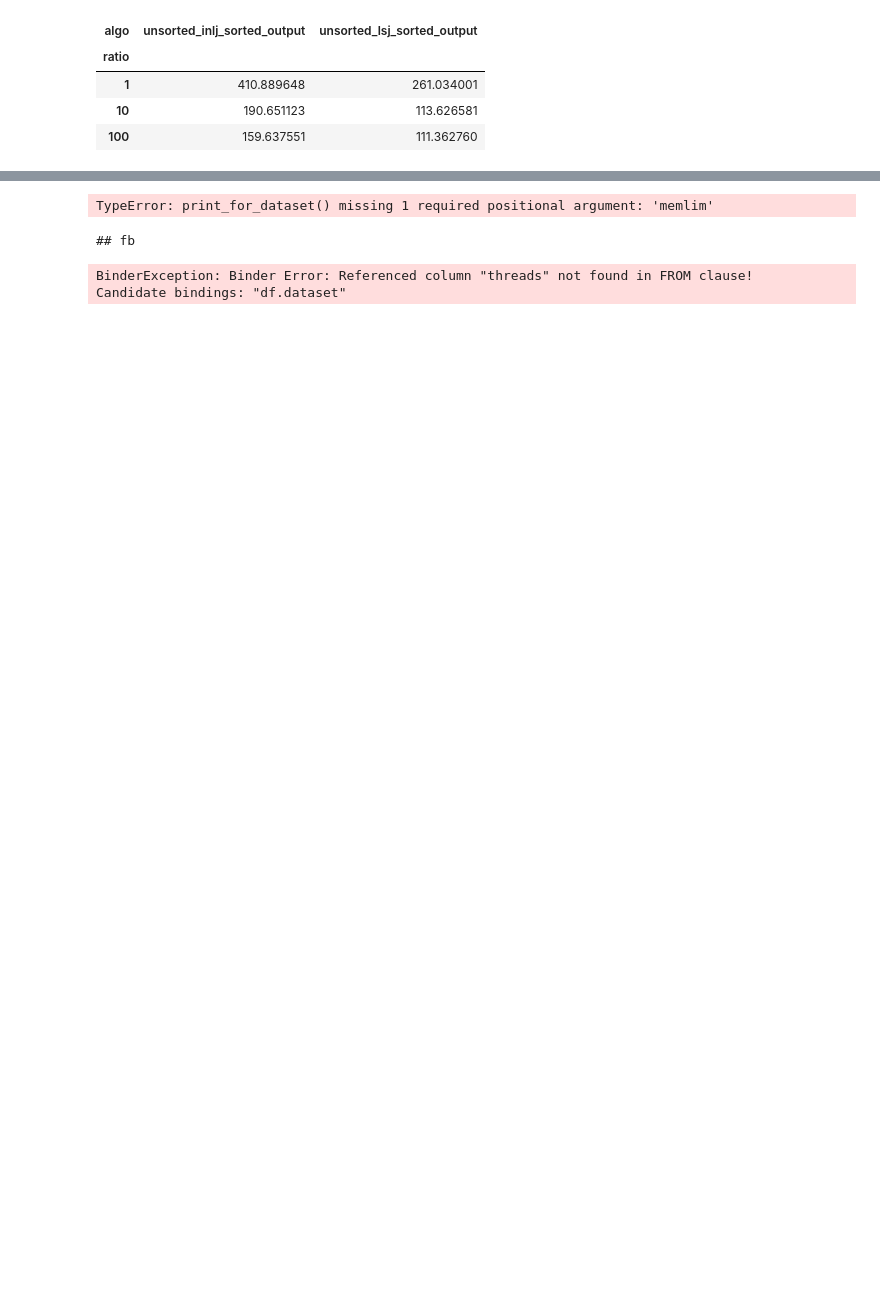
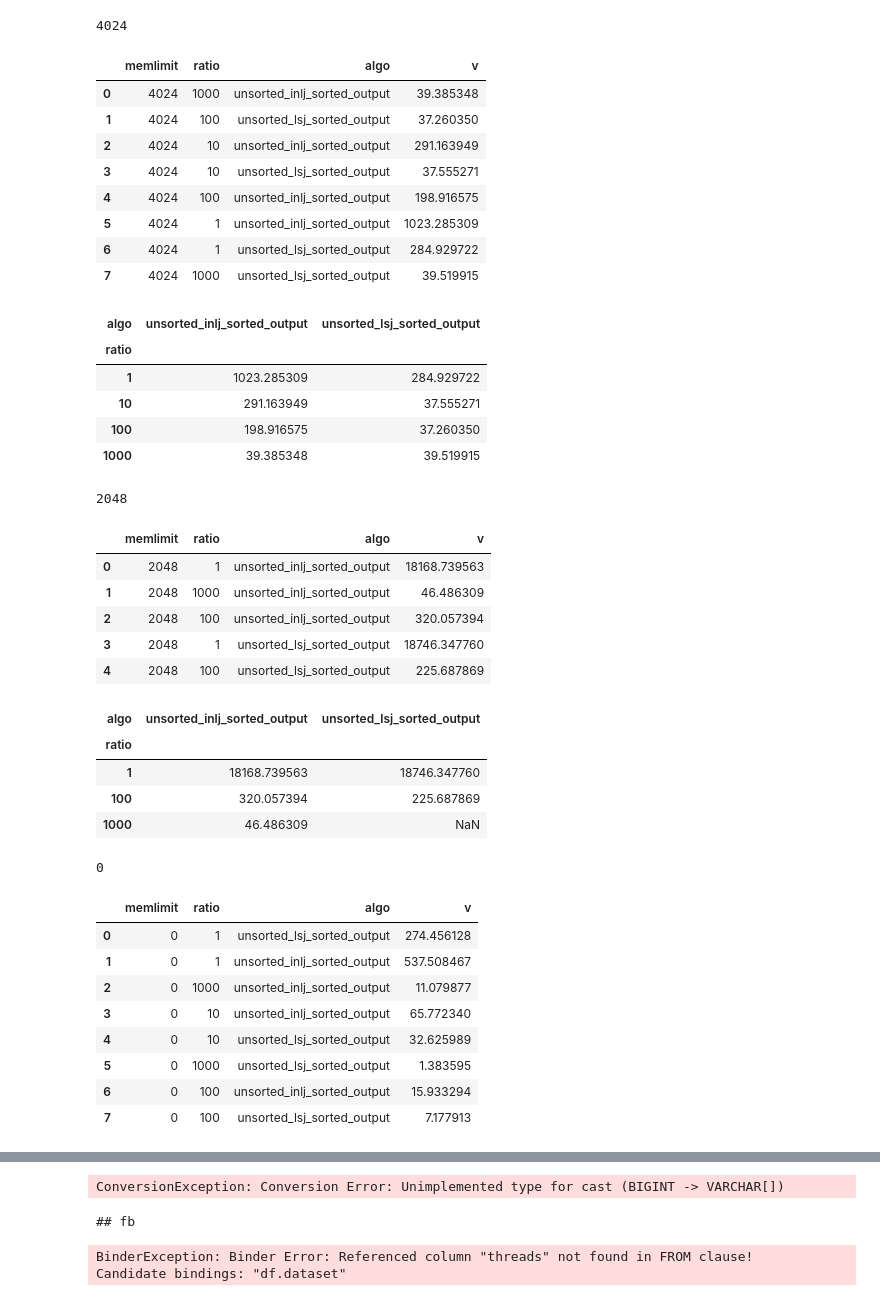
Before and after one commit to saltsystemslab/LearnedJoinDiskExp, a Jupyter notebook: experiments/join/report_cgroups.ipynb, the cells around one changed output, grey strips where cells are left out. Cells and saved outputs as stored; diff of their text form; code cells hidden in the pictures; blank space fills up the shorter version.

```diff
--- a/experiments/join/report_cgroups.ipynb
+++ b/experiments/join/report_cgroups.ipynb
@@ -151,21 +171,70 @@ sponge/join_unsorted_cgroup_512M/fb_threads=1/inputs/table100
 # %%
 def print_for_dataset(algos, memlim):
+    print(memlim)
     rows = duckdb.sql(
-        f" SELECT memlimit, ratio, algo, duration_sec as v FROM df WHERE memlimit={memlim} ORDER by ratio"
+        f" SELECT memlimit, ratio, algo, actual_join_duration_sec as v FROM df WHERE memlimit={memlim} GROUP BY memlimit, ratio, algo, actual_join_duration_sec"
     ).df()
+    display(rows)
     rows = rows.pivot(index='ratio', values='v', columns='algo')
     display(rows)
     rows[algos].to_csv('/home/chesetti/Repos/LearnedJoinDiskExp/experiments/results/join_unsorted_cgroup/'+str(memlim)+'.txt')
+
+def print_for_dataset_index_build_duration(algos, memlim):
+    print(memlim)
+    rows = duckdb.sql(
+        f" SELECT memlimit, ratio, algo, index_creation_sec as v FROM df WHERE memlimit={memlim} AND ratio=1"
+    ).df()
+    print(rows)
+    rows = rows.pivot(index='memlimit', values='v', columns='algo')
+    print(rows.to_latex())
 
 
 
 
 algos = ['unsorted_lsj_sorted_output', 'unsorted_inlj_sorted_output']
-print_for_dataset(algos, 256)
-print_for_dataset(algos, 512)
+print_for_dataset(algos, 4024)
+print_for_dataset(algos, 2048)
+print_for_dataset(algos, 0)
+
+print_for_dataset_index_build_duration(algos, 4024)
+print_for_dataset_index_build_duration(algos, 2048)
+print_for_dataset_index_build_duration(algos, 0)
 # %% [output]
+4024
-| algo | unsorted_inlj_sorted_output | unsorted_lsj_sorted_output |
-| ratio |  |  |
-| 1 | 410.889648 | 261.034001 |
-| 10 | 190.651123 | 113.626581 |
-| 100 | 159.637551 | 111.362760 |
+|  | memlimit | ratio | algo | v |
+| 0 | 4024 | 1000 | unsorted_inlj_sorted_output | 39.385348 |
+| 1 | 4024 | 100 | unsorted_lsj_sorted_output | 37.260350 |
+| 2 | 4024 | 10 | unsorted_inlj_sorted_output | 291.163949 |
+| 3 | 4024 | 10 | unsorted_lsj_sorted_output | 37.555271 |
+| 4 | 4024 | 100 | unsorted_inlj_sorted_output | 198.916575 |
+| 5 | 4024 | 1 | unsorted_inlj_sorted_output | 1023.285309 |
+| 6 | 4024 | 1 | unsorted_lsj_sorted_output | 284.929722 |
+| 7 | 4024 | 1000 | unsorted_lsj_sorted_output | 39.519915 |
+| algo | unsorted_inlj_sorted_output | unsorted_lsj_sorted_output |
+| ratio |  |  |
+| 1 | 1023.285309 | 284.929722 |
+| 10 | 291.163949 | 37.555271 |
+| 100 | 198.916575 | 37.260350 |
+| 1000 | 39.385348 | 39.519915 |
+2048
+|  | memlimit | ratio | algo | v |
+| 0 | 2048 | 1 | unsorted_inlj_sorted_output | 18168.739563 |
+| 1 | 2048 | 1000 | unsorted_inlj_sorted_output | 46.486309 |
+| 2 | 2048 | 100 | unsorted_inlj_sorted_output | 320.057394 |
+| 3 | 2048 | 1 | unsorted_lsj_sorted_output | 18746.347760 |
+| 4 | 2048 | 100 | unsorted_lsj_sorted_output | 225.687869 |
+| algo | unsorted_inlj_sorted_output | unsorted_lsj_sorted_output |
+| ratio |  |  |
+| 1 | 18168.739563 | 18746.347760 |
+| 100 | 320.057394 | 225.687869 |
+| 1000 | 46.486309 | NaN |
+0
+|  | memlimit | ratio | algo | v |
+| 0 | 0 | 1 | unsorted_lsj_sorted_output | 274.456128 |
+| 1 | 0 | 1 | unsorted_inlj_sorted_output | 537.508467 |
+| 2 | 0 | 1000 | unsorted_inlj_sorted_output | 11.079877 |
+| 3 | 0 | 10 | unsorted_inlj_sorted_output | 65.772340 |
+| 4 | 0 | 10 | unsorted_lsj_sorted_output | 32.625989 |
+| 5 | 0 | 1000 | unsorted_lsj_sorted_output | 1.383595 |
+| 6 | 0 | 100 | unsorted_inlj_sorted_output | 15.933294 |
+| 7 | 0 | 100 | unsorted_lsj_sorted_output | 7.177913 |
@@ -176,7 +268,7 @@ print_for_dataset("wiki", algos)
 print_for_dataset("osm", algos)
 print_for_dataset("books", algos)
 # %% [output]
-TypeError: print_for_dataset() missing 1 required positional argument: 'memlim'
+ConversionException: Conversion Error: Unimplemented type for cast (BIGINT -> VARCHAR[])
 # %%
 algos = ['lsj_radixspline256', 'lsj_radixspline1024', 'lsj_radixspline4096']
 print_for_dataset("fb", algos)
```
Also changed, not shown: parts of 3 cells of this notebook, 52 other files.
